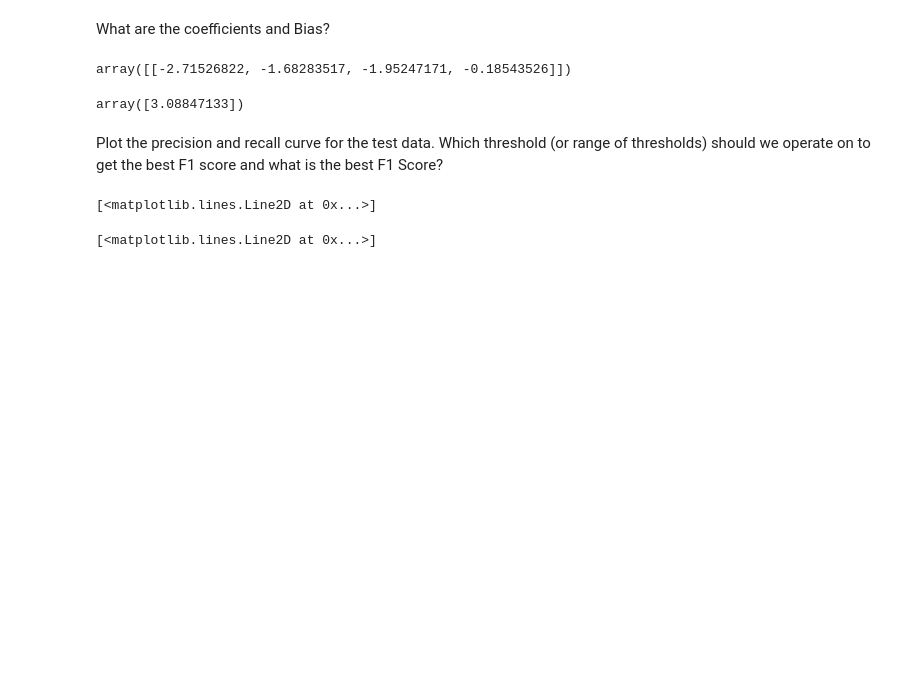
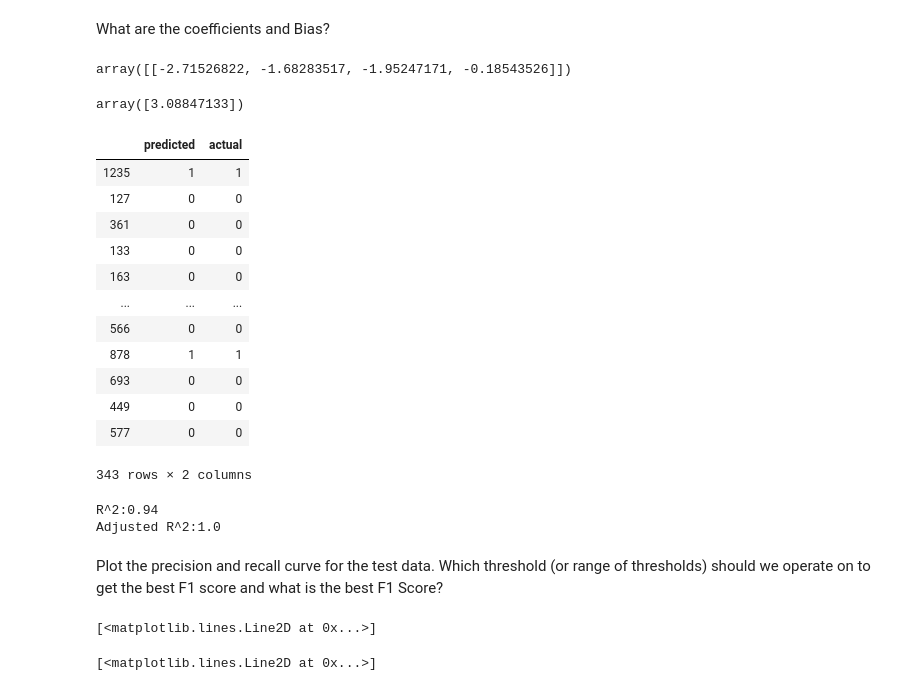
Before and after one commit to jacobofredy/BankNote, a Jupyter notebook: BankNote_ML.ipynb, the cells around one changed output. Saved outputs shown, nothing was run; the diff lists cells and outputs as text; code cells hidden in the pictures; blank space fills up the shorter version.

```diff
--- a/BankNote_ML.ipynb
+++ b/BankNote_ML.ipynb
@@ -245,6 +246,55 @@ logreg.intercept_
 # %% [output]
 array([[-2.71526822, -1.68283517, -1.95247171, -0.18543526]])
 array([3.08847133])
+# %%
+y_pred = logreg.predict(X_test)
+compare = pd.DataFrame(data = {"predicted" : y_pred, 'actual': y_test })
+compare
+# %% [output]
+|  | predicted | actual |
+| 1235 | 1 | 1 |
+| 127 | 0 | 0 |
+| 361 | 0 | 0 |
+| 133 | 0 | 0 |
+| 163 | 0 | 0 |
+| ... | ... | ... |
+| 566 | 0 | 0 |
+| 878 | 1 | 1 |
+| 693 | 0 | 0 |
+| 449 | 0 | 0 |
+| 577 | 0 | 0 |
+343 rows × 2 columns
+# %%
+# Let's generate some metrics to help us judge how well our model predicted our values
+avg_actual = compare.agg({'actual': "mean"}).values
+
+compare['sum of squares'] = (compare['actual'] - avg_actual) ** 2
+
+compare['squared errors'] = (compare["actual"] - compare["predicted"]) ** 2
+
+# SSE - calculating the sum of square errors
+sse = compare['squared errors'].sum()
+
+#TSS - a measure of the amount of the sum eof variances within a targeted variable
+tss = compare['sum of squares'].sum()
+
+r_squared = 1 - (sse/ tss)
+
+print('R^2:'+str(round(r_squared,2)))
+
+# Let's take a look at the R_adjusted
+
+# degrees of freedom
+dft = X_test.shape[0]- 1
+
+dof = X_test.shape[0] - X_test.shape[1] - 1
+
+r_sq_adj = 1 - (sse/dof) / (tss/dft)
+
+print("Adjusted R^2:" +str(round(r_sq_adj)))
+# %% [output]
+R^2:0.94
+Adjusted R^2:1.0
 # %% [markdown]
 Plot the precision and recall curve for the test data. Which threshold (or range of thresholds) should we operate on to get the best F1 score and what is the best F1 Score?
 # %%
```
Also changed, not shown: parts of 8 cells of this notebook.
